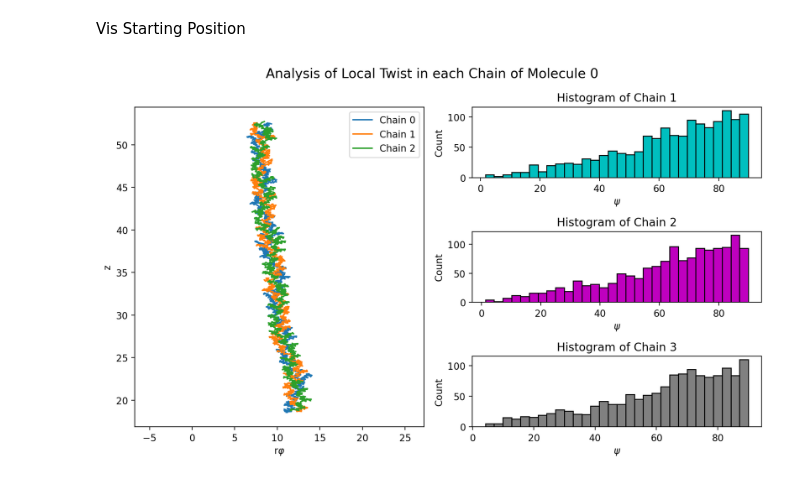
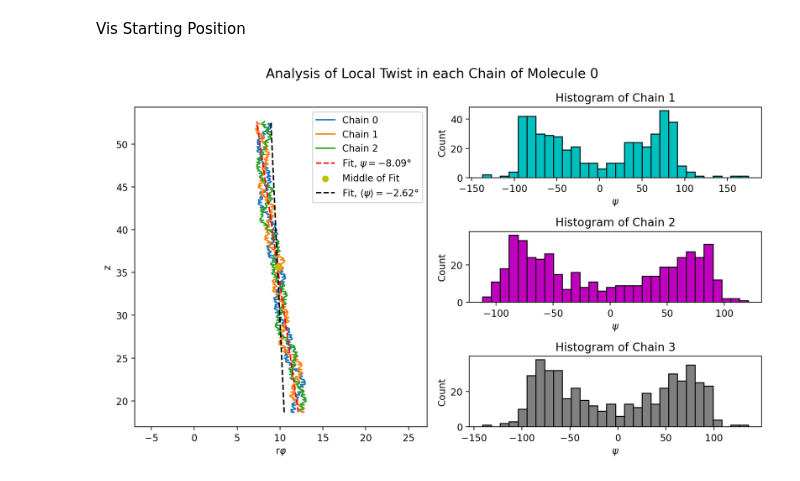
Before and after one commit to eminotre24/Collagen-Project, a Jupyter notebook: MD-Analysis/Twist-Analysis/localtwistanaly-1009.ipynb, the cells around one changed output. Drawn from its saved outputs; the diff is of its cells as text; code cells hidden in the pictures.

Commit message:
e2e vector analysis + local twist analysis + induced twist

```diff
--- a/MD-Analysis/Twist-Analysis/localtwistanaly-1009.ipynb
+++ b/MD-Analysis/Twist-Analysis/localtwistanaly-1009.ipynb
@@ -42,17 +43,21 @@ Starting Position
 # %%
 psi_ch =[[],[],[]]
 for i in range(3):
-    x, y, z = [molchs_i[i][:, j] for j in range(3)]
-    atoms_pairs = len(x) - 1
+    rad, phi, z = ct.cyl_proj(molchs_i[i])
+    arc = rad*phi
+    atoms_pairs = len(rad) - 1
     psis = np.zeros(atoms_pairs)
     for a in range(atoms_pairs): # By pairs (consecutive)
-        # Get line slope - slope as the change between local r displacement and z (dz/dr)
-        dx = x[a+1] - x[a]
-        dy = y[a+1] - y[a]
+        # Get angle with respect with the tangent plane (local cylinder)
+        darc = arc[a+1] - arc[a]
         dz = z[a+1] - z[a]
-        dr = np.sqrt(dy**2 + dx**2)
-        psis[a] = np.rad2deg(np.atan(abs(dr/dz))) # angle = arctan(co/ca) = arctan(tan(angle)) - we add the absolute given posible negative slope, we dont care
+        psis[a] = np.rad2deg(np.atan2(darc,dz)) # angle = arctan(co/ca) = arctan(tan(angle)) - we add the absolute given posible negative slope, we dont care
     psi_ch[i] = psis
+# %%
+def model_fn(p, x):
+    # Coefficients p, x data
+    m, c = p
+    return m * x + c
 # %% [markdown]
 Vis Starting Position
 # %%
@@ -63,39 +68,71 @@ gs = GridSpec(3, 2, figure=fig)  # 3 rows, 2 columns
 
 # --- Phi vs Z ---
 ax0 = fig.add_subplot(gs[:, 0])
+all_arc = []
+all_z = []
 for i in range(3):
     r, phi, z = ct.cyl_proj(molchs_i[i])
     arc = r*phi
+    all_arc.append(arc)
+    all_z.append(z)
     ax0.plot(arc, z, label=f"Chain {i}")
+
+# --- Orthogonal Regression Fit ---
+all_arc = np.concatenate(all_arc)
+all_z   = np.concatenate(all_z)
+order = np.argsort(all_z)
+all_arc = all_arc[order]
+all_z   = all_z[order]
+
+model = odr.Model(model_fn)
+data = odr.Data(all_z, all_arc)
+odr_run = odr.ODR(data, model, beta0=[0.1, np.mean(all_arc)]) # Guess Parameters
+res = odr_run.run()
+psi_fit = np.rad2deg(np.atan(res.beta[0]))
+ax0.plot(model_fn(res.beta, all_z), all_z, linestyle='dashed', color='r', label=rf'Fit, $\psi={psi_fit:.2f}\degree$')
+# Middle
+middle = [model_fn(res.beta, all_z[int(len(all_z)/2)]), all_z[int(len(all_z)/2)]]
+ax0.scatter([middle[0]], [middle[1]], color='y', label='Middle of Fit', zorder=3)
+
+# --- Mean Psi Fit ---
+psi_ch1_m = np.mean(psi_ch[0])
+psi_ch2_m = np.mean(psi_ch[1])
+psi_ch3_m = np.mean(psi_ch[2])
+psi_mean = np.mean([psi_ch1_m, psi_ch2_m, psi_ch3_m])
+m_mean = np.tan(np.deg2rad(psi_mean))
+b_mean = (res.beta[0] - m_mean)*all_z[int(len(all_z)/2)] + res.beta[1]
+par_mean = [m_mean, b_mean]
+ax0.plot(model_fn(par_mean, all_z), all_z, linestyle='dashed', color='k', label=rf'Fit, $\langle \psi \rangle={psi_mean:.2f}\degree$')
+
 ax0.axis('equal')
 ax0.set_xlabel(r'r$\varphi$')
 ax0.set_ylabel(r'z')
 ax0.legend()
 
 # --- Local Psis Calculated ---
 # --- Chain 1 ---
 ax2 = fig.add_subplot(gs[0, 1])
 ax2.hist(psi_ch[0], bins=30, color='c', edgecolor='k')
 ax2.set_xlabel(r'$\psi$')
 ax2.set_ylabel('Count')
 ax2.set_title('Histogram of Chain 1')
 
 # --- Chain 2 ---
 ax3 = fig.add_subplot(gs[1, 1])
 ax3.hist(psi_ch[1], bins=30, color='m', edgecolor='k')
 ax3.set_xlabel(r'$\psi$')
 ax3.set_ylabel('Count')
 ax3.set_title('Histogram of Chain 2')
 
 # --- Chain 2 ---
 ax4 = fig.add_subplot(gs[2, 1])
 ax4.hist(psi_ch[2], bins=30, color='grey', edgecolor='k')
 ax4.set_xlabel(r'$\psi$')
 ax4.set_ylabel('Count')
 ax4.set_title('Histogram of Chain 3')
 
 plt.suptitle(rf'Analysis of Local Twist in each Chain of Molecule {mol}', fontsize=14)
 plt.tight_layout()
 plt.show()
 # %% [output]
-[figure, old version]
+[figure, new version]
```
Also changed, not shown: parts of 3 cells of this notebook, 6 other files.
